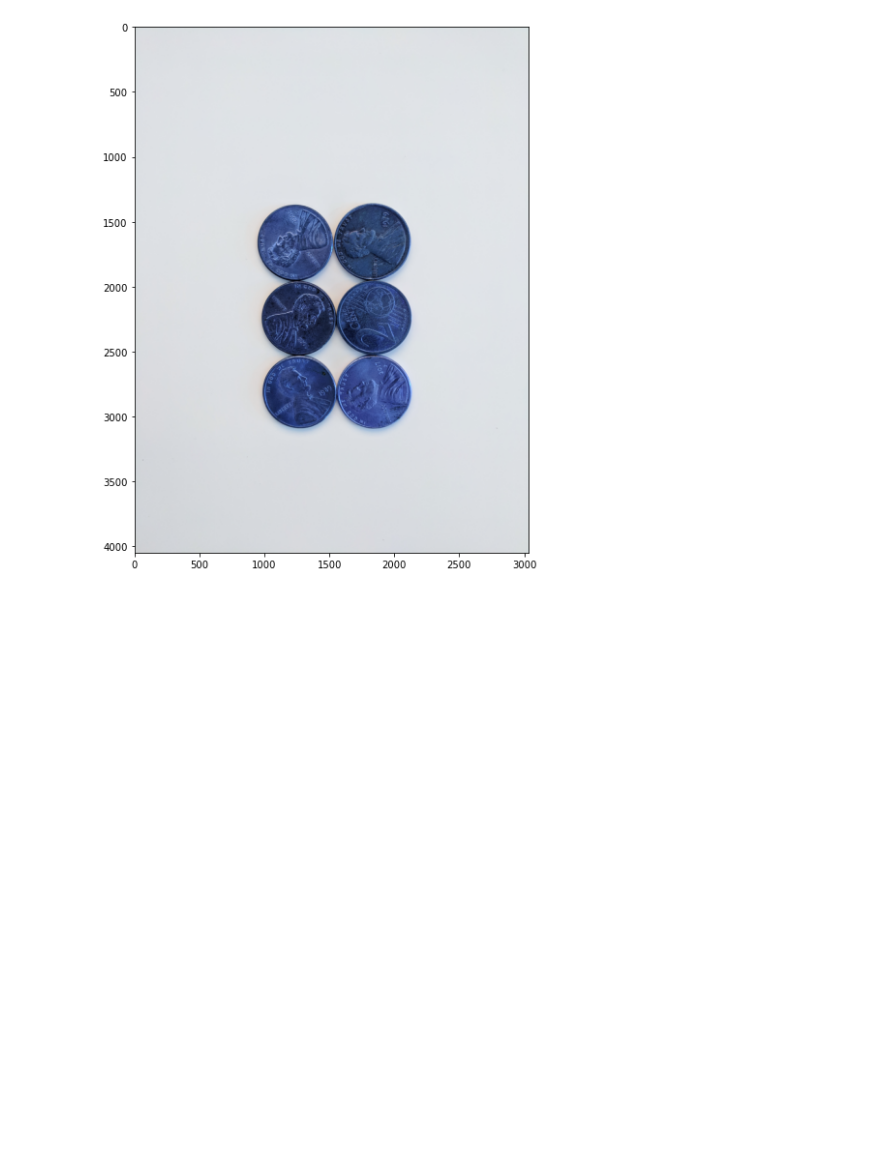
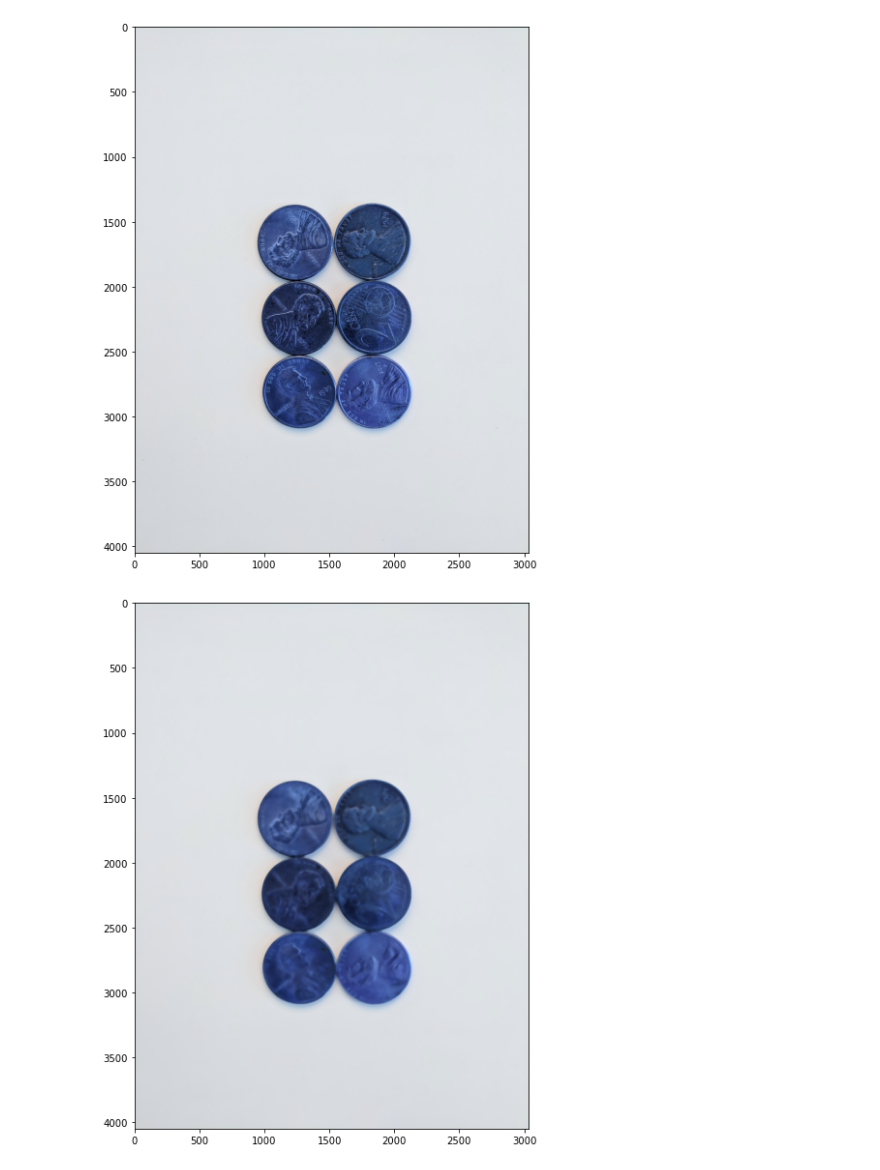
Before and after one commit to Zahed-Golabi/Computer-Vision, a Jupyter notebook: 5. Object Detection with Opencv/Watershed Algorithm.ipynb, the cells around one changed output. Cells and saved outputs as stored; diff of their text form; code cells hidden in the pictures; blank space fills up the shorter version.

```diff
--- a/5. Object Detection with Opencv/Watershed Algorithm.ipynb
+++ b/5. Object Detection with Opencv/Watershed Algorithm.ipynb
@@ -21,5 +21,5 @@ def display(img, cmap="gray"):
     ax = fig.add_subplot(111)
     ax.imshow(img,cmap=cmap)
 # %%
-seq_coins = cv2.imread("../imgs/pennies.jpg")
+sep_coins = cv2.imread("../imgs/pennies.jpg")
 # %%
@@ -28,0 +34,6 @@ display(seq_coins,"gray")
+# %%
+sep_blur = cv2.medianBlur(sep_coins,25)
+# %%
+display(sep_blur)
+# %% [output]
+[figure, added]
```
Also changed, not shown: parts of 9 cells of this notebook.
